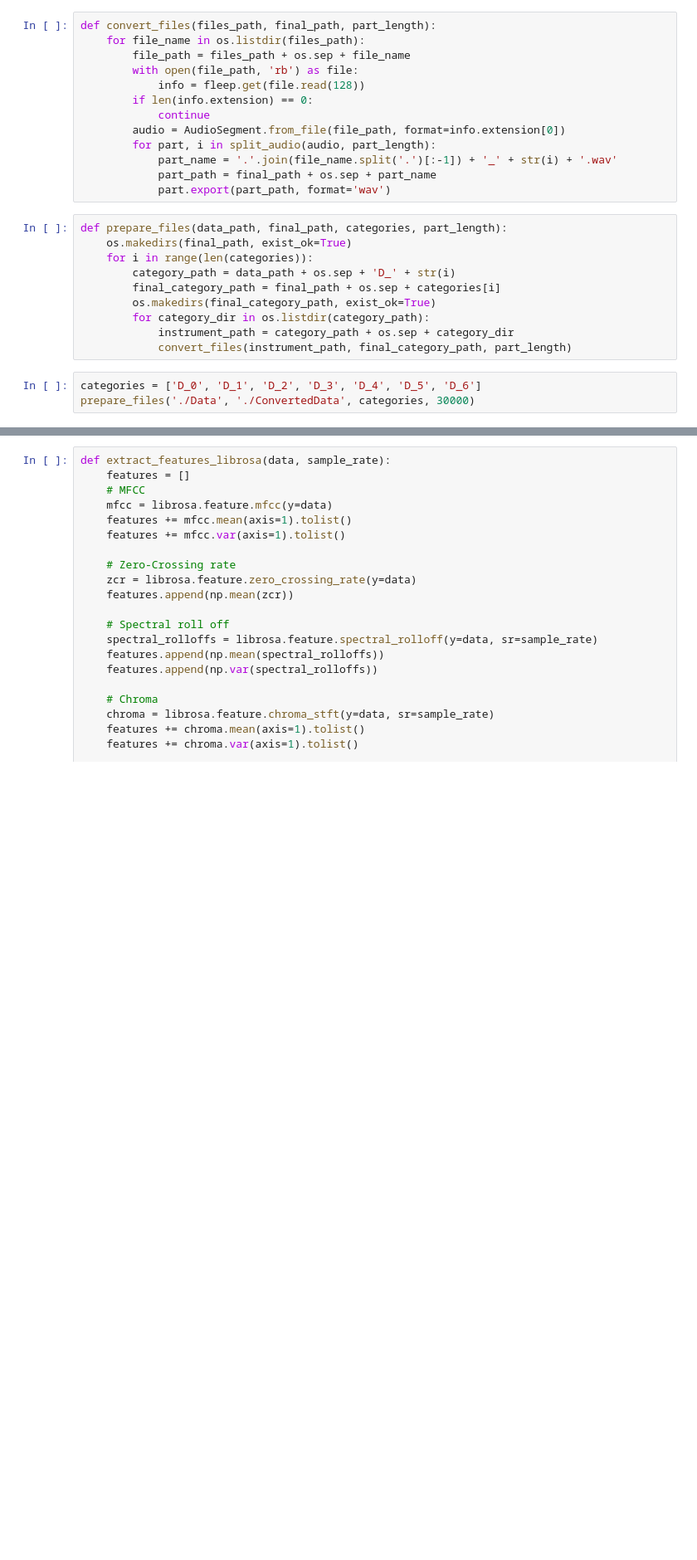
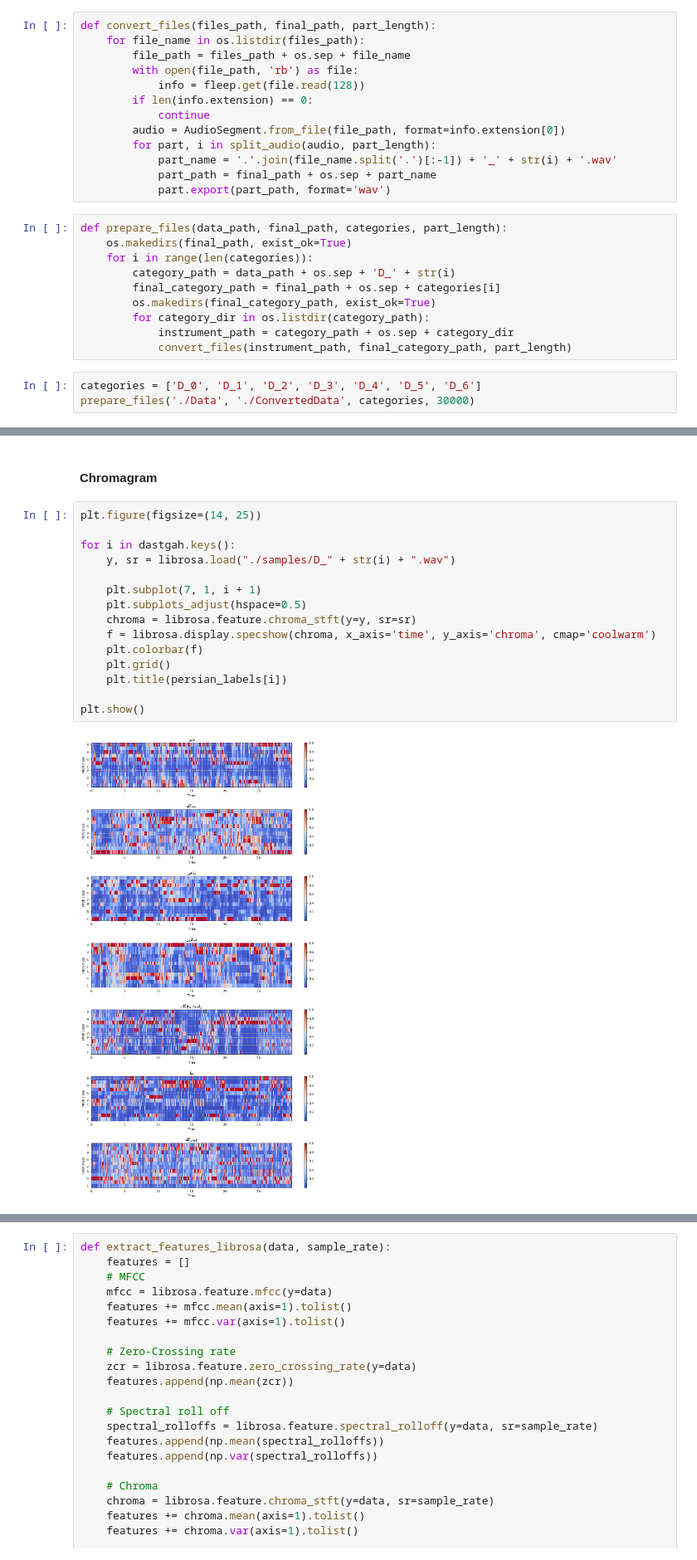
Before and after one commit to AliAkhgari/Iranian-Traditional-Music-Dastgah-Classifier, a Jupyter notebook: FeatureExtraction.ipynb, the cells around one changed output, grey strips where cells are left out. Shown at 83% size. Drawn from its saved outputs; the diff is of its cells as text; blank space fills up the shorter version.

```diff
--- a/FeatureExtraction.ipynb
+++ b/FeatureExtraction.ipynb
@@ -88,0 +119,19 @@ prepare_files('./Data', './ConvertedData', categories, 30000)
+# %% [markdown]
+#### Chromagram
+# %%
+plt.figure(figsize=(14, 25))
+
+for i in dastgah.keys():
+    y, sr = librosa.load("./samples/D_" + str(i) + ".wav")
+
+    plt.subplot(7, 1, i + 1)
+    plt.subplots_adjust(hspace=0.5)
+    chroma = librosa.feature.chroma_stft(y=y, sr=sr)
+    f = librosa.display.specshow(chroma, x_axis='time', y_axis='chroma', cmap='coolwarm')
+    plt.colorbar(f)
+    plt.grid()
+    plt.title(persian_labels[i])
+
+plt.show()
+# %% [output]
+[figure, added]
```
Also changed, not shown: parts of 15 cells of this notebook.
